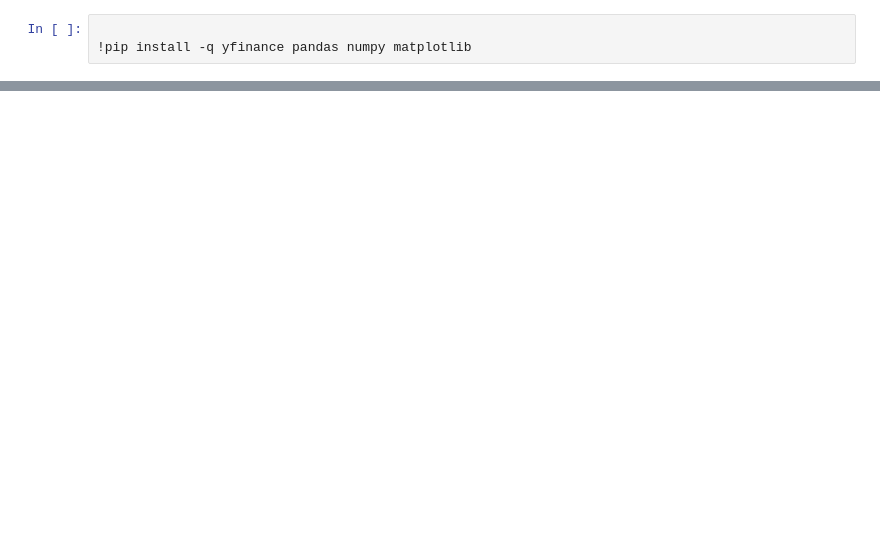
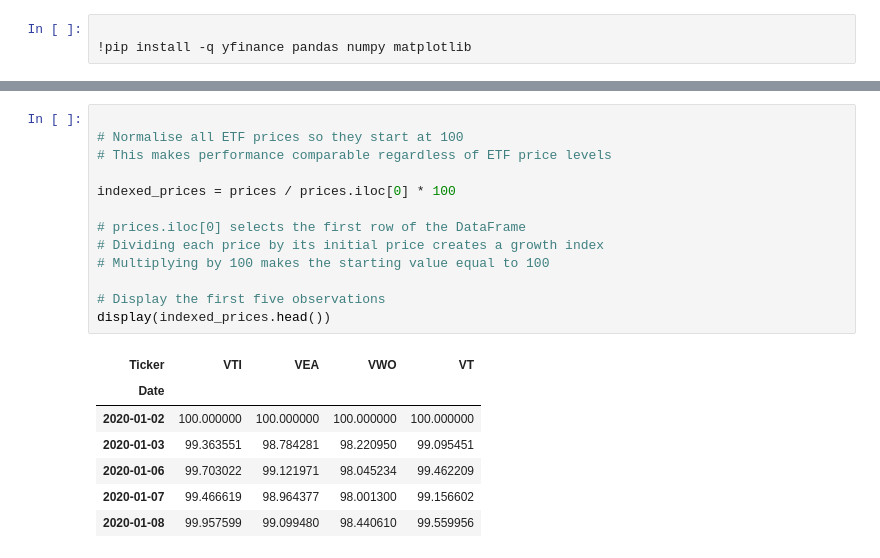
Before and after one commit to romanotancredi/equity-investment-research-portfolio, a Jupyter notebook: 01-equity-performance-and-risk/analysis.ipynb, the cells around one changed output, grey strips where cells are left out. Cells and saved outputs as stored; diff of their text form; blank space fills up the shorter version.

```diff
--- a/01-equity-performance-and-risk/analysis.ipynb
+++ b/01-equity-performance-and-risk/analysis.ipynb
@@ -62,0 +50,21 @@ plt.show()
+# %%
+
+# Normalise all ETF prices so they start at 100
+# This makes performance comparable regardless of ETF price levels
+
+indexed_prices = prices / prices.iloc[0] * 100
+
+# prices.iloc[0] selects the first row of the DataFrame
+# Dividing each price by its initial price creates a growth index
+# Multiplying by 100 makes the starting value equal to 100
+
+# Display the first five observations
+display(indexed_prices.head())
+# %% [output]
+| Ticker | VTI | VEA | VWO | VT |
+| Date |  |  |  |  |
+| 2020-01-02 | 100.000000 | 100.000000 | 100.000000 | 100.000000 |
+| 2020-01-03 | 99.363551 | 98.784281 | 98.220950 | 99.095451 |
+| 2020-01-06 | 99.703022 | 99.121971 | 98.045234 | 99.462209 |
+| 2020-01-07 | 99.466619 | 98.964377 | 98.001300 | 99.156602 |
+| 2020-01-08 | 99.957599 | 99.099480 | 98.440610 | 99.559956 |
```
Also changed, not shown: parts of 4 cells of this notebook.
